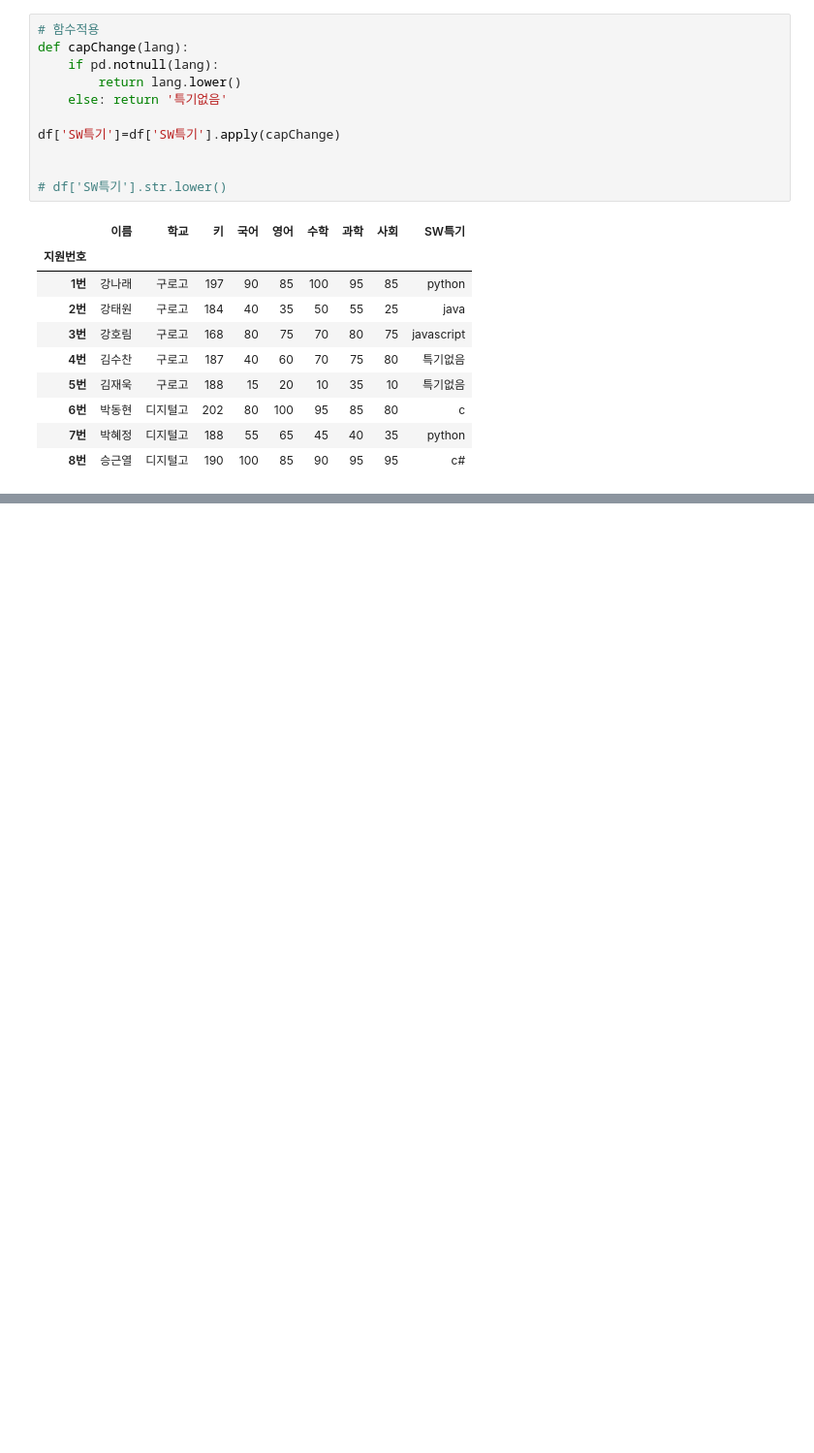
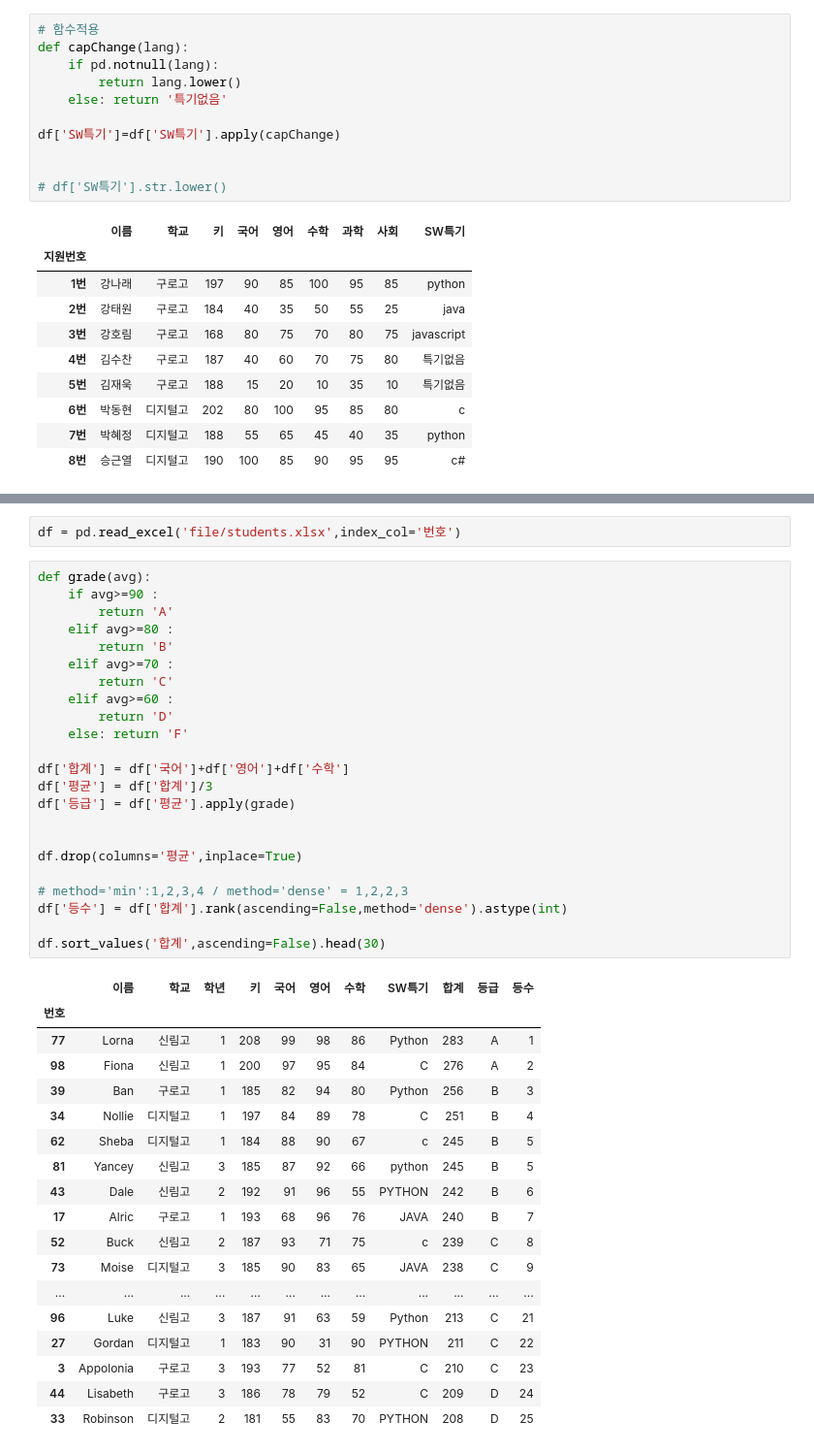
Before and after one commit to YoonKHee/air_data_0928, a Jupyter notebook: p1001/p1001_03(함수등수).ipynb, the cells around one changed output, grey strips where cells are left out. Shown at 97% size. Drawn from its saved outputs; the diff is of its cells as text; blank space fills up the shorter version.

```diff
--- a/p1001/p1001_03(함수등수).ipynb
+++ b/p1001/p1001_03(함수등수).ipynb
@@ -95,0 +114,44 @@ df
+# %%
+df = pd.read_excel('file/students.xlsx',index_col='번호')
+# %%
+def grade(avg):
+    if avg>=90 :
+        return 'A'
+    elif avg>=80 :
+        return 'B'
+    elif avg>=70 :
+        return 'C'
+    elif avg>=60 :
+        return 'D'
+    else: return 'F'
+
+df['합계'] = df['국어']+df['영어']+df['수학']
+df['평균'] = df['합계']/3
+df['등급'] = df['평균'].apply(grade)
+
+
+df.drop(columns='평균',inplace=True)
+
+# method='min':1,2,3,4 / method='dense' = 1,2,2,3
+df['등수'] = df['합계'].rank(ascending=False,method='dense').astype(int)
+
+df.sort_values('합계',ascending=False).head(30)
+# %% [output]
+|  | 이름 | 학교 | 학년 | 키 | 국어 | 영어 | 수학 | SW특기 | 합계 | 등급 | 등수 |
+| 번호 |  |  |  |  |  |  |  |  |  |  |  |
+| 77 | Lorna | 신림고 | 1 | 208 | 99 | 98 | 86 | Python | 283 | A | 1 |
+| 98 | Fiona | 신림고 | 1 | 200 | 97 | 95 | 84 | C | 276 | A | 2 |
+| 39 | Ban | 구로고 | 1 | 185 | 82 | 94 | 80 | Python | 256 | B | 3 |
+| 34 | Nollie | 디지털고 | 1 | 197 | 84 | 89 | 78 | C | 251 | B | 4 |
+| 62 | Sheba | 디지털고 | 1 | 184 | 88 | 90 | 67 | c | 245 | B | 5 |
+| 81 | Yancey | 신림고 | 3 | 185 | 87 | 92 | 66 | python | 245 | B | 5 |
+| 43 | Dale | 신림고 | 2 | 192 | 91 | 96 | 55 | PYTHON | 242 | B | 6 |
+| 17 | Alric | 구로고 | 1 | 193 | 68 | 96 | 76 | JAVA | 240 | B | 7 |
+| 52 | Buck | 신림고 | 2 | 187 | 93 | 71 | 75 | c | 239 | C | 8 |
+| 73 | Moise | 디지털고 | 3 | 185 | 90 | 83 | 65 | JAVA | 238 | C | 9 |
+| ... | ... | ... | ... | ... | ... | ... | ... | ... | ... | ... | ... |
+| 96 | Luke | 신림고 | 3 | 187 | 91 | 63 | 59 | Python | 213 | C | 21 |
+| 27 | Gordan | 디지털고 | 1 | 183 | 90 | 31 | 90 | PYTHON | 211 | C | 22 |
+| 3 | Appolonia | 구로고 | 3 | 193 | 77 | 52 | 81 | C | 210 | C | 23 |
+| 44 | Lisabeth | 구로고 | 3 | 186 | 78 | 79 | 52 | C | 209 | D | 24 |
+| 33 | Robinson | 디지털고 | 2 | 181 | 55 | 83 | 70 | PYTHON | 208 | D | 25 |
```
Also changed, not shown: parts of 3 cells of this notebook, 4 other files.
